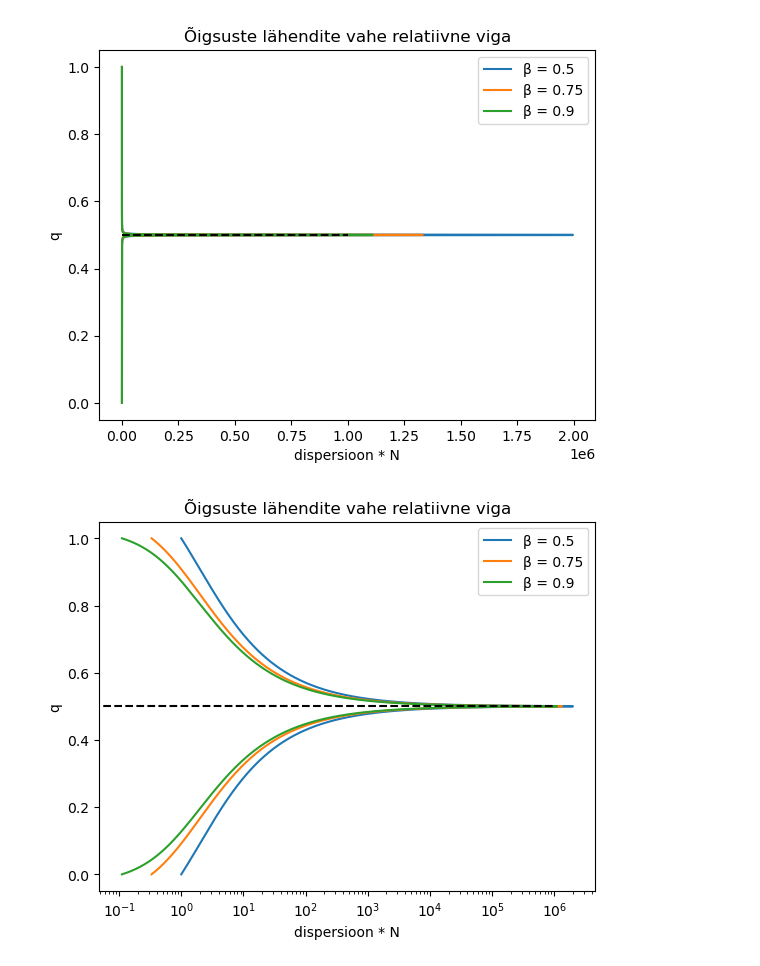
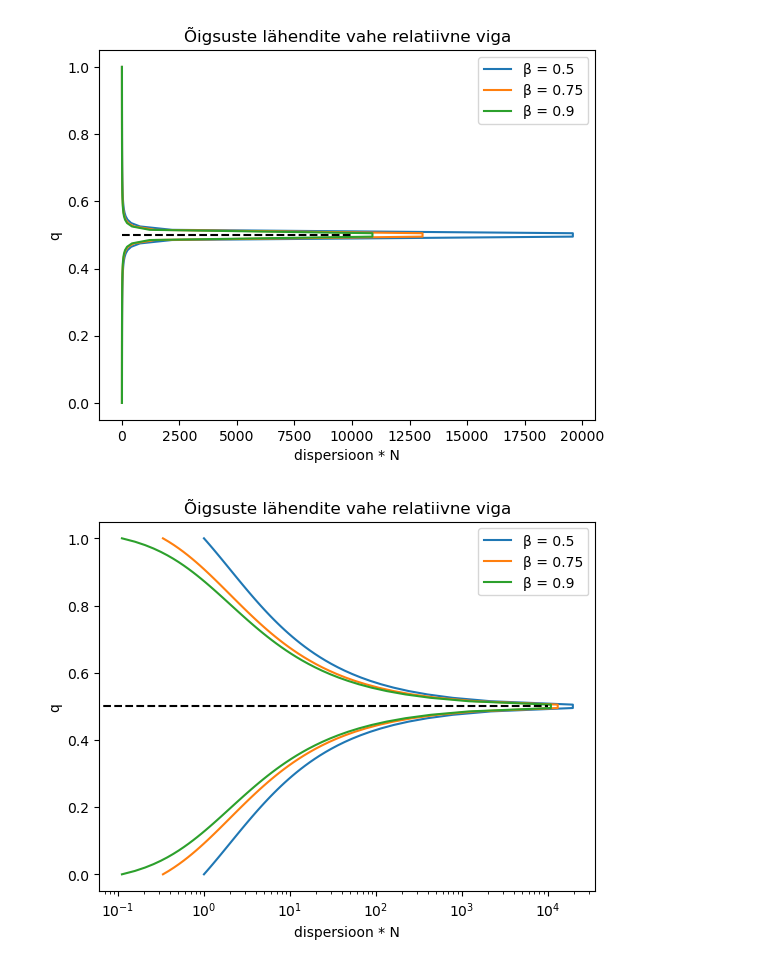
Before and after one commit to mart-mihkel/mudelite_hindamine, a Jupyter notebook: vahede_graafik.ipynb, the cells around one changed output. Cells and saved outputs as stored; diff of their text form; code cells hidden in the pictures.

```diff
--- a/vahede_graafik.ipynb
+++ b/vahede_graafik.ipynb
@@ -3,0 +12,13 @@ import matplotlib.pyplot as plt
+# %%
+for asi in asjad:
+    plt.plot(asi, q)
+
+plt.plot([0, 1e4], [0.5, 0.5], 'k--')
+
+plt.title('Õigsuste lähendite vahe relatiivne viga')
+
+plt.legend([f'p_A - p_B = {v}' for v in vahed])
+plt.ylabel('q')
+plt.xlabel('dispersioon * N')
+
+plt.show()
@@ -3,0 +27,15 @@ import matplotlib.pyplot as plt
+# %%
+for asi in asjad:
+    plt.plot(asi, q)
+
+plt.plot([0, 1e4], [0.5, 0.5], 'k--')
+
+plt.title('Õigsuste lähendite vahe relatiivne viga')
+
+plt.xscale('log')
+
+plt.legend([f'p_A - p_B = {v}' for v in vahed])
+plt.ylabel('q')
+plt.xlabel('dispersioon * N')
+
+plt.show()
@@ -4,3 +48,4 @@ import matplotlib.pyplot as plt
 # %%
-q = np.linspace(1e-10, 1, 1000)
+q = np.linspace(1e-10, 1, 100)
 beta = np.array([0.5, 0.75, 0.9])
+asjad = [1 / (b * (2 * q - 1) ** 2) - 1 for b in beta]
@@ -28,8 +52,8 @@ array([1.00000000e+00, 1.00803212e+00, 1.01611273e+00, 1.02424220e+00,
 # %%
-for v_N in var_N:
-    plt.plot(v_N, q)
+for asi in asjad:
+    plt.plot(asi, q)
 
-plt.plot([0, 1e6], [0.5, 0.5], 'k--')
+plt.plot([0, 1e4], [0.5, 0.5], 'k--')
 
 plt.title('Õigsuste lähendite vahe relatiivne viga')
 
@@ -39,21 +63,21 @@ plt.xlabel('dispersioon * N')
 
 plt.show()
 # %% [output]
-[figure, old version]
+[figure, new version]
 # %%
-for v_N in var_N:
-    plt.plot(v_N, q)
+for asi in asjad:
+    plt.plot(asi, q)
 
-plt.plot([0, 1e6], [0.5, 0.5], 'k--')
+plt.plot([0, 1e4], [0.5, 0.5], 'k--')
 
 plt.title('Õigsuste lähendite vahe relatiivne viga')
 
 plt.xscale('log')
 
 plt.legend([f'β = {b}' for b in beta])
 plt.ylabel('q')
 plt.xlabel('dispersioon * N')
 
 plt.show()
 # %% [output]
-[figure, old version]
+[figure, new version]
```
Also changed, not shown: parts of 6 cells of this notebook.
